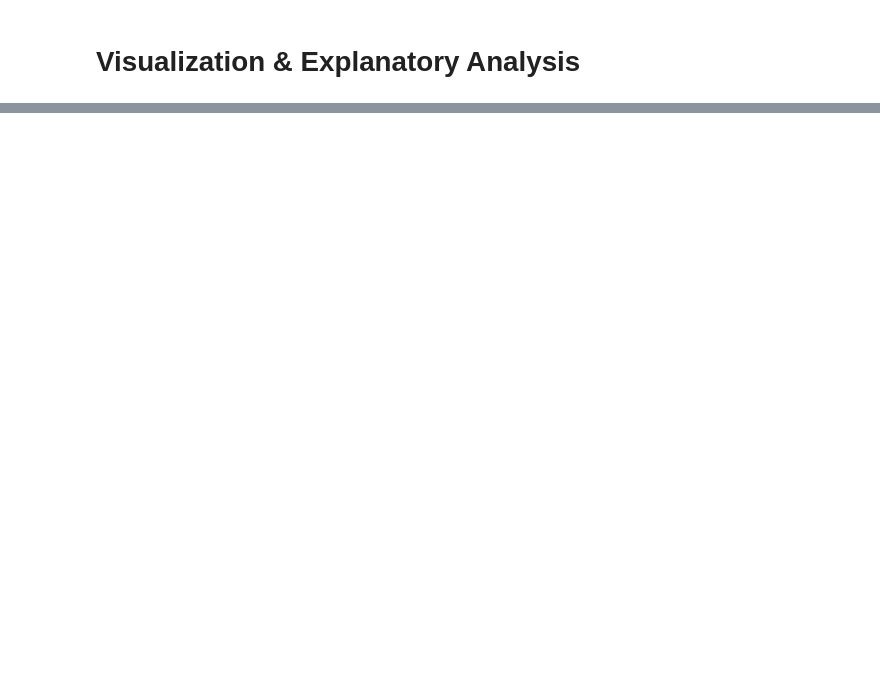
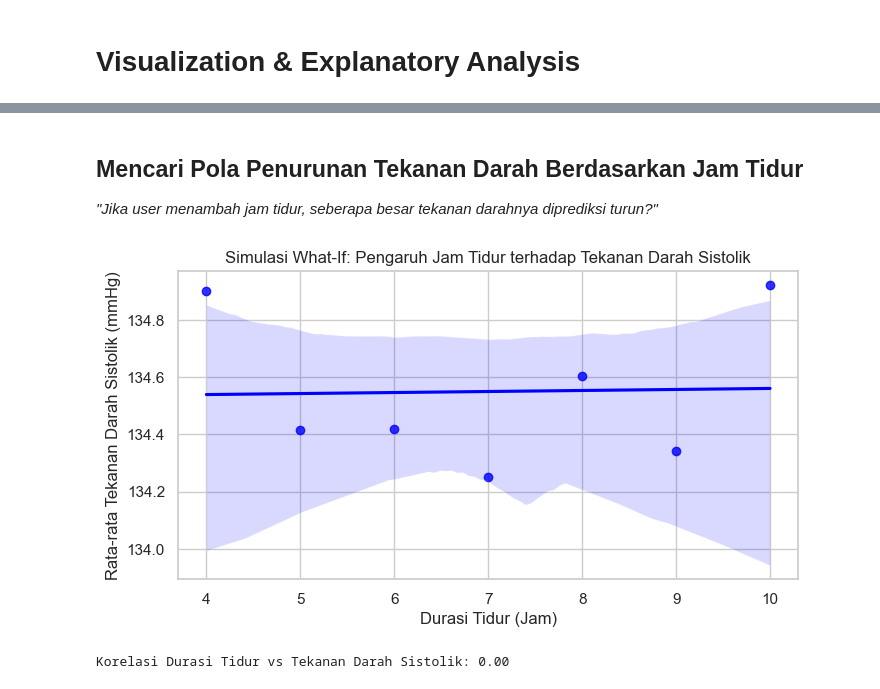
Before and after one commit to theoitssurabaya/PERISAI, a Jupyter notebook: notebook.ipynb, the cells around one changed output, grey strips where cells are left out. Saved outputs shown, nothing was run; the diff lists cells and outputs as text; code cells hidden in the pictures; blank space fills up the shorter version.

```diff
--- a/notebook.ipynb
+++ b/notebook.ipynb
@@ -1,10 +10,12 @@
 # %% [markdown]
 # **Import Library**
 # %%
+import pandas as pd
 import matplotlib.pyplot as plt
-import pandas as pd
 import seaborn as sns
-import streamlit as st
+import numpy as np
+
+sns.set_theme(style="whitegrid")
 # %% [markdown]
 # **Data Wrangling**
 # %% [markdown]
@@ -19,0 +235,5 @@ import streamlit as st
+# %%
+df_suplemen = pd.read_csv('data/hypertension_dataset.csv')
+
+print("--- Info Dataset Suplemen ---")
+print(df_suplemen[['Sleep_Duration', 'Stress_Level', 'Salt_Intake', 'Systolic_BP', 'Cholesterol']].head())
@@ -19,0 +248,23 @@ import streamlit as st
+# %% [markdown]
+## Mencari Pola Penurunan Tekanan Darah Berdasarkan Jam Tidur
+*"Jika user menambah jam tidur, seberapa besar tekanan darahnya diprediksi turun?"*
+# %%
+# Membulatkan jam tidur
+df_suplemen['Sleep_Rounded'] = df_suplemen['Sleep_Duration'].round()
+
+# Rata-rata tekanan darah sistolik berdasarkan jam tidur
+tren_tidur_bp = df_suplemen.groupby('Sleep_Rounded')['Systolic_BP'].mean().reset_index()
+
+plt.figure(figsize=(8, 4))
+sns.regplot(data=tren_tidur_bp, x='Sleep_Rounded', y='Systolic_BP', color='blue', marker='o')
+plt.title('Simulasi What-If: Pengaruh Jam Tidur terhadap Tekanan Darah Sistolik')
+plt.xlabel('Durasi Tidur (Jam)')
+plt.ylabel('Rata-rata Tekanan Darah Sistolik (mmHg)')
+plt.show()
+
+# Korelasi dan rata-rata penurunan
+korelasi_tidur = df_suplemen['Sleep_Duration'].corr(df_suplemen['Systolic_BP'])
+print(f"Korelasi Durasi Tidur vs Tekanan Darah Sistolik: {korelasi_tidur:.2f}")
+# %% [output]
+[figure, added]
+Korelasi Durasi Tidur vs Tekanan Darah Sistolik: 0.00
```
Also changed, not shown: parts of 27 cells of this notebook.
